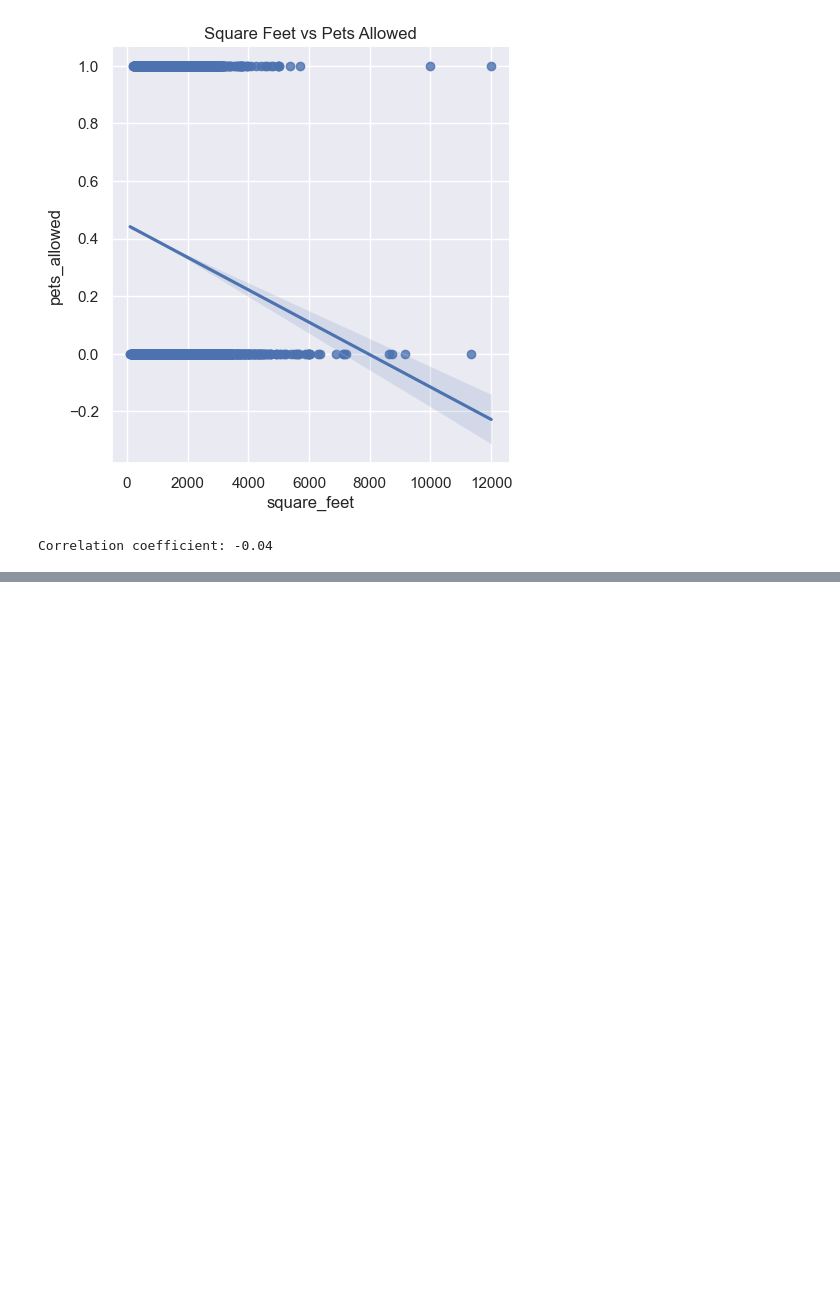
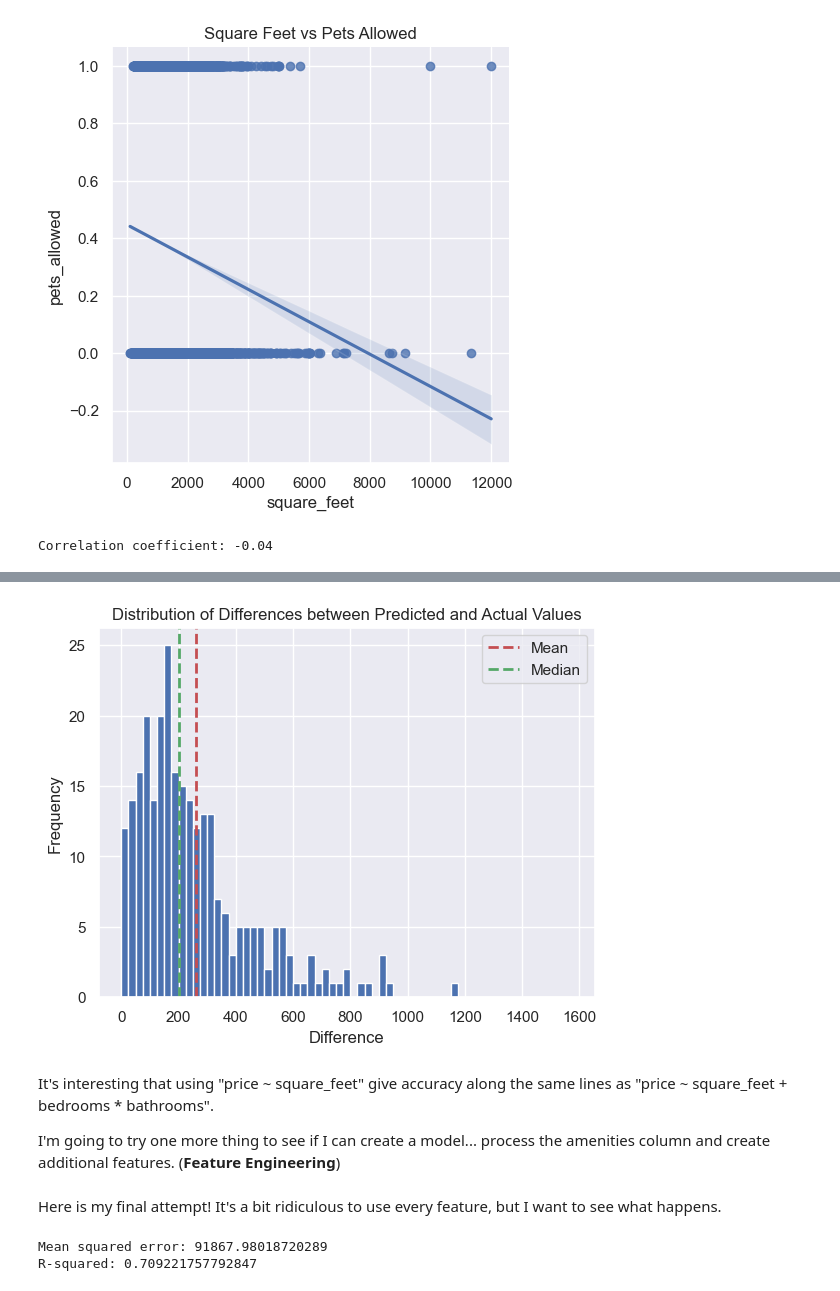
Before and after one commit to jordon-young/CSPB3022, a Jupyter notebook: Apartment Rend Prediction.ipynb, the cells around one changed output, grey strips where cells are left out. Drawn from its saved outputs; the diff is of its cells as text; code cells hidden in the pictures; blank space fills up the shorter version.

```diff
--- a/Apartment Rend Prediction.ipynb
+++ b/Apartment Rend Prediction.ipynb
@@ -901,0 +1126,29 @@ If the model turns out not to be very accurate, I could try to make a much more
+# %%
+# Calculate the differences between the predicted and actual values
+differences = np.abs(testing["price"] - predictions)
+
+# Calculate the mean and median of the differences
+mean_diff = np.mean(differences)
+median_diff = np.median(differences)
+
+# Create a histogram with buckets of size 25
+plt.hist(differences, bins=range(0, int(max(differences)), 25))
+
+# Add vertical lines for the mean and median
+plt.axvline(mean_diff, color='r', linestyle='dashed', linewidth=2, label='Mean')
+plt.axvline(median_diff, color='g', linestyle='dashed', linewidth=2, label='Median')
+
+# Add labels, title, and legend
+plt.xlabel("Difference")
+plt.ylabel("Frequency")
+plt.title("Distribution of Differences between Predicted and Actual Values")
+plt.legend()
+
+# Show the plot
+plt.show()
+# %% [output]
+[figure, added]
+# %% [markdown]
+It's interesting that using "price ~ square_feet" give accuracy along the same lines as "price ~ square_feet + bedrooms \* bathrooms".
+
+I'm going to try one more thing to see if I can create a model... process the amenities column and create additional features. (**Feature Engineering**)
@@ -901,0 +1174,2 @@ If the model turns out not to be very accurate, I could try to make a much more
+# %% [markdown]
+Here is my final attempt! It's a bit ridiculous to use every feature, but I want to see what happens.
@@ -901,0 +1180,24 @@ If the model turns out not to be very accurate, I could try to make a much more
+# %%
+model = smf.ols(formula='price ~ square_feet + bathrooms + bedrooms + \
+       Parking + Pool + Gym + Q("Patio/Deck") + \
+       Q("Washer Dryer") + Storage + Clubhouse + Dishwasher + AC + \
+       Refrigerator + Fireplace + Q("Cable or Satellite") + Playground + \
+       Q("Internet Access") + Q("Wood Floors") + Gated + Tennis + TV + Elevator + \
+       Basketball + Q("Hot Tub") + Q("Garbage Disposal") + View + Alarm + Doorman + \
+       Luxury + Golf', data=training)
+results = model.fit()
+
+predictions = results.predict(testing)
+
+# Mean Squared Error
+mse = np.mean((testing["price"] - predictions) ** 2)
+print(f'Mean squared error: {mse}')
+
+# R^2
+sst = np.sum((testing["price"] - np.mean(testing["price"])) ** 2)
+ssr = np.sum((predictions - np.mean(testing["price"])) ** 2)
+r2 = ssr / sst
+print(f'R-squared: {r2}')
+# %% [output]
+Mean squared error: 91867.98018720289
+R-squared: 0.709221757792847
```
Also changed, not shown: parts of 48 cells of this notebook, 1 other file.
